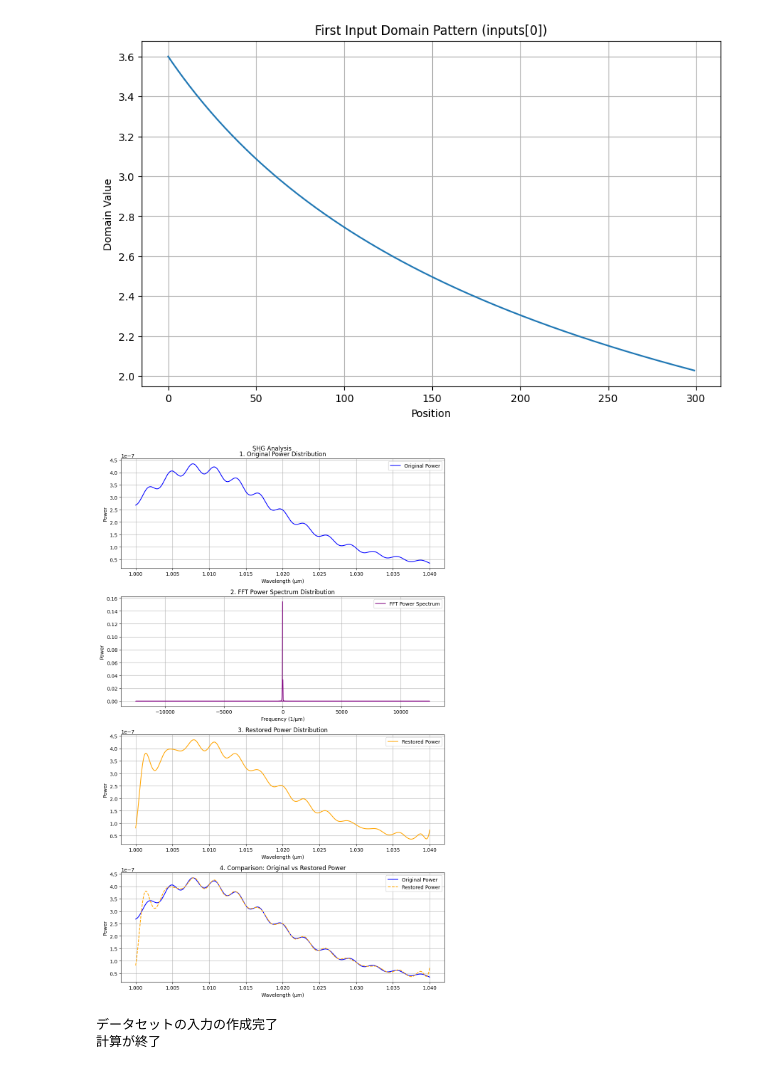
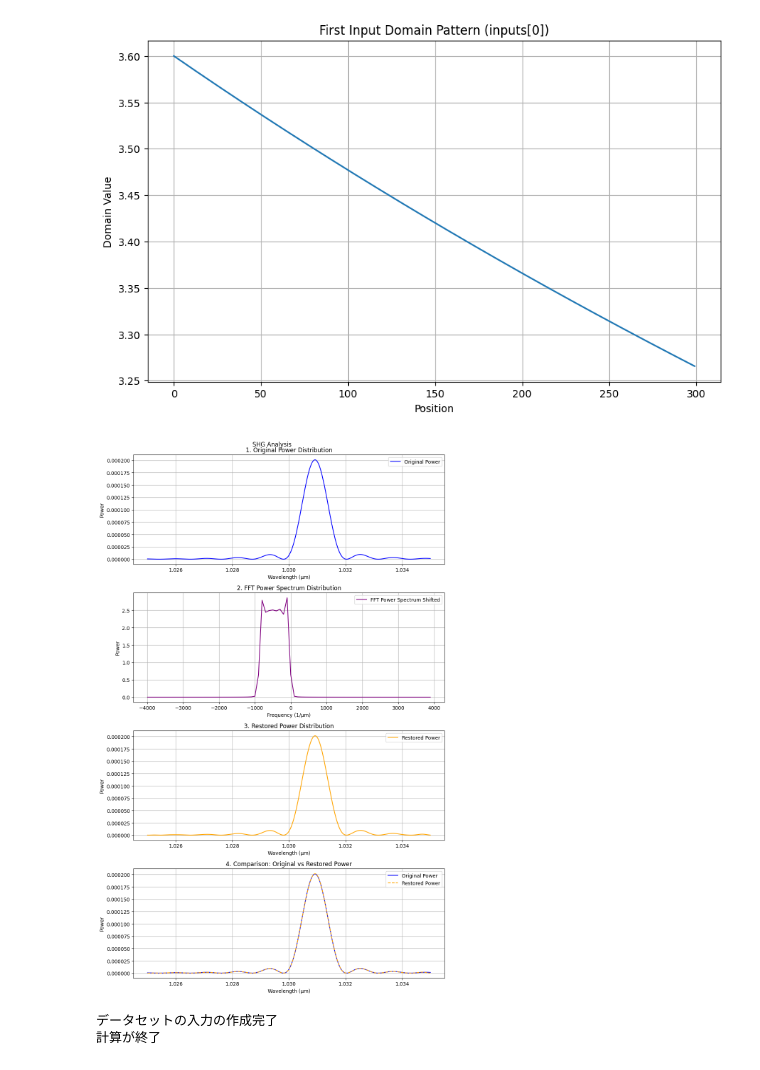
Before and after one commit to Xo1otl/mictlan, a Jupyter notebook: research/syuron/examples/shg.ipynb, the cells around one changed output. Drawn from its saved outputs; the diff is of its cells as text; code cells hidden in the pictures.

```diff
--- a/research/syuron/examples/shg.ipynb
+++ b/research/syuron/examples/shg.ipynb
@@ -4,15 +4,15 @@ import matplotlib.pyplot as plt
 from syuron import shg, mgoslt, pp
 
 # なんか級数展開しやすいドメイン数というのがある気がする
-chirped_superlattice = pp.chirped(300, [3.6], 1.031E-05, [0.001])
-fixed_superlattice = pp.fixed(300, [3.6], 1.031E-05)
+chirped_superlattice = pp.chirped(300, [3.6], 1.031E-05, [0.0001])
+fixed_superlattice = pp.fixed(600, [3.6], 1.031E-05)
 random_superlattice = pp.random(1, 300, 1.031E-05, 3.4, 3.6)
 
-wavelengths = jnp.linspace(1, 1.04, 1000).tolist()
+wavelengths = jnp.linspace(1.025, 1.035, 1000).tolist()
 delta_wavelength = wavelengths[1] - wavelengths[0]
 
 params = shg.Params(
-    superlattice_dim=chirped_superlattice,
+    superlattice_dim=fixed_superlattice,
     T_dim=70,
     wavelength_dim=wavelengths,
     fund_power_dim=1,
@@ -58,8 +58,14 @@ ax_original.set_title("1. Original Power Distribution")
 ax_original.legend()
 ax_original.grid(True)
 
-ax_fft.plot(freqs, fft_power_spectrum, color='purple',
-            label="FFT Power Spectrum")
+# FFT出力と周波数のシフト
+freqs_shifted = jnp.fft.fftshift(freqs)
+fft_power_spectrum_shifted = jnp.fft.fftshift(fft_power_spectrum)
+fft_slice = slice(460, -460)
+ax_fft.plot(freqs_shifted[fft_slice], fft_power_spectrum_shifted[fft_slice], color='purple',
+            label="FFT Power Spectrum Shifted")
+# ax_fft.plot(freqs, fft_power_spectrum, color='green',
+#             label="FFT Power Spectrum")
 ax_fft.set_xlabel("Frequency (1/μm)")
 ax_fft.set_ylabel("Power")
 ax_fft.set_title("2. FFT Power Spectrum Distribution")
@@ -98,5 +104,5 @@ W0000 00:00:1742369172.089291   21789 computation_placer.cc:177] computation pla
-[figure, old version]
+[figure, new version]
-[figure, old version]
+[figure, new version]
 # %%
 from syuron import shg
 import jax.numpy as jnp
```
Also changed, not shown: parts of 1 cell of this notebook, 6 other files.
